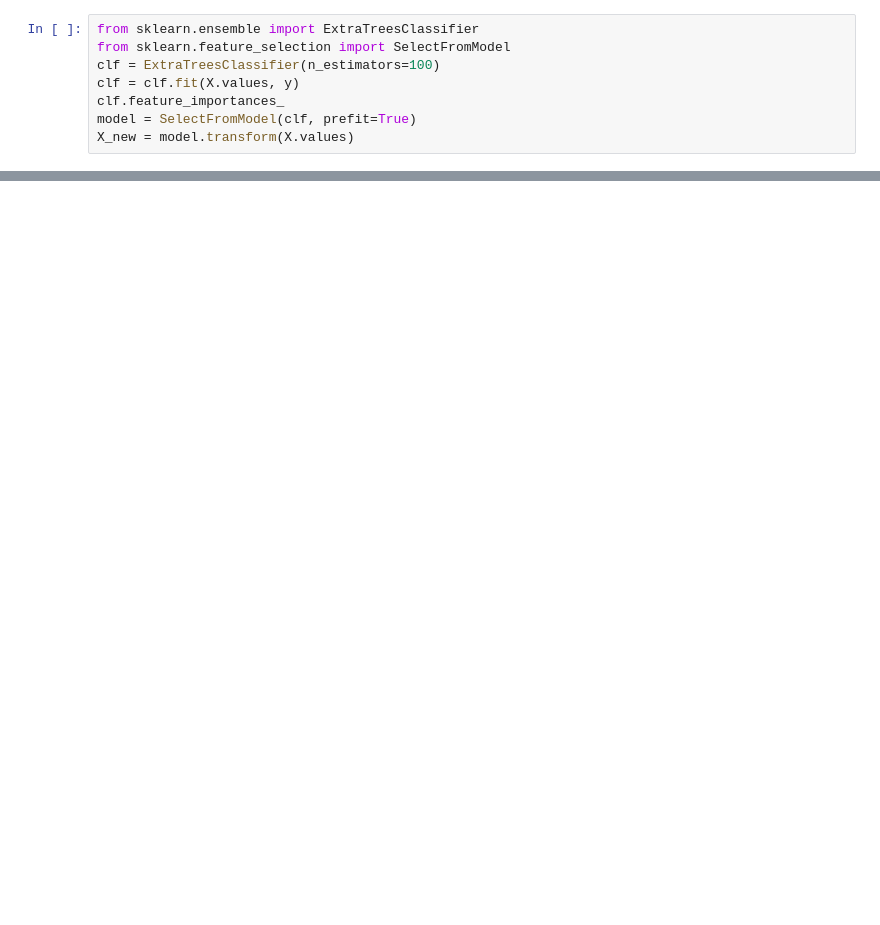
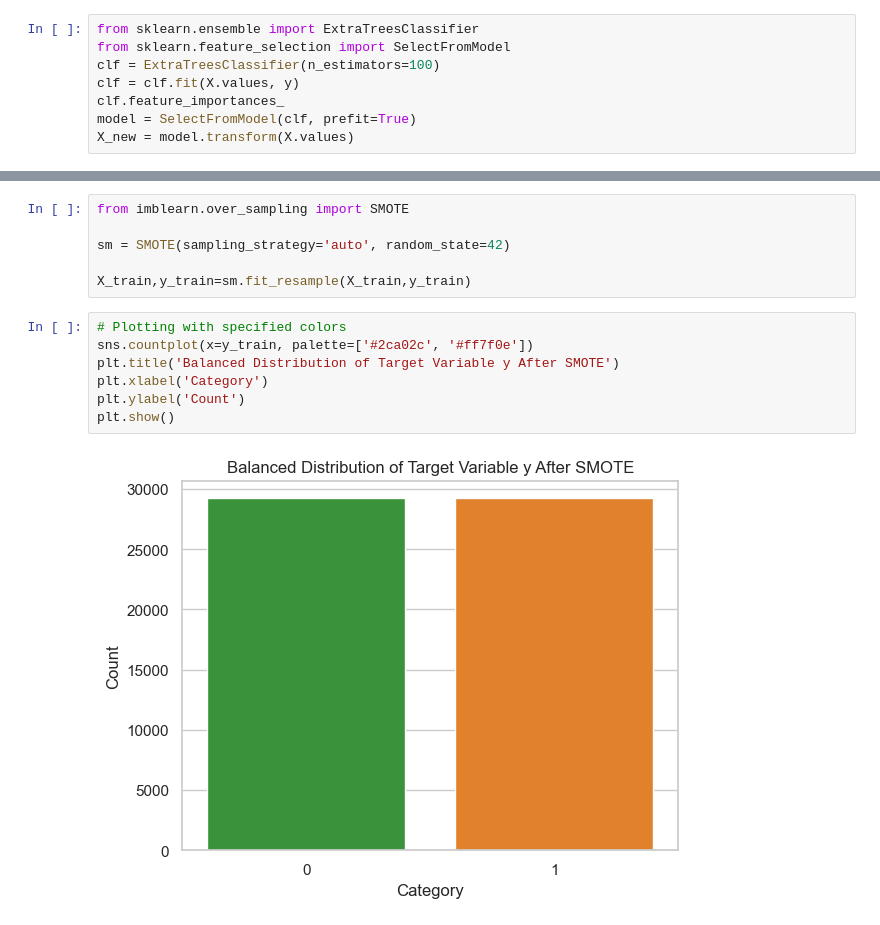
Before and after one commit to FedericoAriton99/CA-3-Strategic-Thinking, a Jupyter notebook: Federico_Ariton_Strategicthinking_Code_HDip_CA3.ipynb, the cells around one changed output, grey strips where cells are left out. Saved outputs shown, nothing was run; the diff lists cells and outputs as text; blank space fills up the shorter version.

```diff
--- a/Federico_Ariton_Strategicthinking_Code_HDip_CA3.ipynb
+++ b/Federico_Ariton_Strategicthinking_Code_HDip_CA3.ipynb
@@ -420,0 +455,15 @@ X_test = sc_X.transform(X_test)
+# %%
+from imblearn.over_sampling import SMOTE
+
+sm = SMOTE(sampling_strategy='auto', random_state=42)
+
+X_train,y_train=sm.fit_resample(X_train,y_train)
+# %%
+# Plotting with specified colors
+sns.countplot(x=y_train, palette=['#2ca02c', '#ff7f0e'])
+plt.title('Balanced Distribution of Target Variable y After SMOTE')
+plt.xlabel('Category')
+plt.ylabel('Count')
+plt.show()
+# %% [output]
+[figure, added]
```
Also changed, not shown: parts of 13 cells of this notebook.
